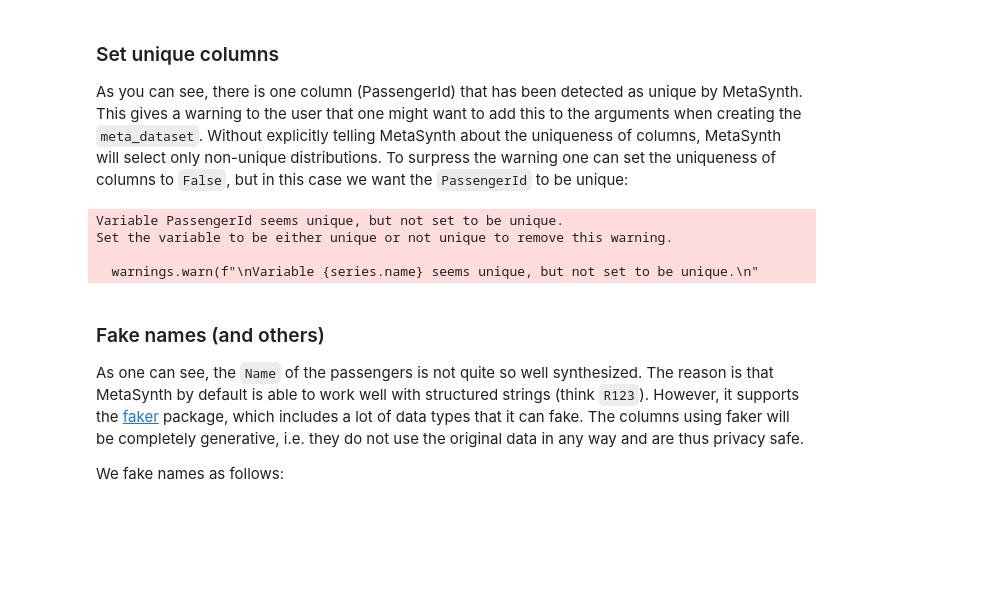
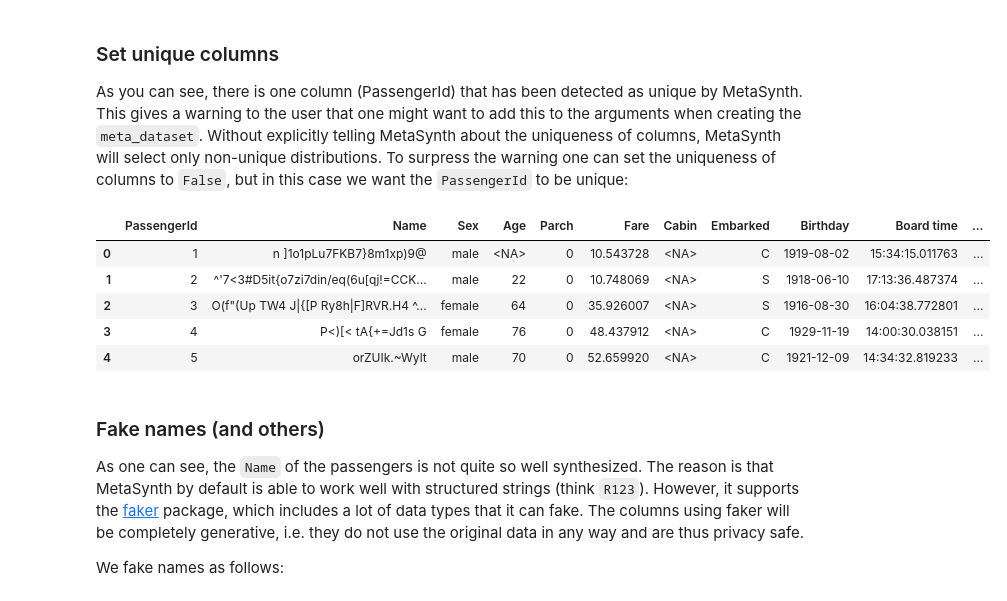
Before and after one commit to sodascience/metasyn, a Jupyter notebook: examples/advanced_tutorial.ipynb, the cells around one changed output. Drawn from its saved outputs; the diff is of its cells as text; code cells hidden in the pictures; blank space fills up the shorter version.

```diff
--- a/examples/advanced_tutorial.ipynb
+++ b/examples/advanced_tutorial.ipynb
@@ -99,13 +129,15 @@ print(meta_dataset)
 
 As you can see, there is one column (PassengerId) that has been detected as unique by MetaSynth. This gives a warning to the user that one might want to add this to the arguments when creating the `meta_dataset`. Without explicitly telling MetaSynth about the uniqueness of columns, MetaSynth will select only non-unique distributions. To surpress the warning one can set the uniqueness of columns to `False`, but in this case we want the `PassengerId` to be unique:
 # %%
-meta_dataset = MetaDataset.from_dataframe(df, spec={})
+meta_dataset = MetaDataset.from_dataframe(df, spec={"PassengerId": {"unique": True}})
 meta_dataset.synthesize(5)
 # %% [output]
-Variable PassengerId seems unique, but not set to be unique.
-Set the variable to be either unique or not unique to remove this warning.
-
-  warnings.warn(f"\nVariable {series.name} seems unique, but not set to be unique.\n"
+|  | PassengerId | Name | Sex | Age | Parch | Fare | Cabin | Embarked | Birthday | Board time | ... |
+| 0 | 1 | n ]1o1pLu7FKB7}8m1xp)9@ | male | <NA> | 0 | 10.543728 | <NA> | C | 1919-08-02 | 15:34:15.011763 | ... |
+| 1 | 2 | ^'7<3#D5it{o7zi7din/eq(6u[qj!=CCK... | male | 22 | 0 | 10.748069 | <NA> | S | 1918-06-10 | 17:13:36.487374 | ... |
+| 2 | 3 | O(f"(Up TW4 J|{[P Ry8h|F]RVR.H4 ^... | female | 64 | 0 | 35.926007 | <NA> | S | 1916-08-30 | 16:04:38.772801 | ... |
+| 3 | 4 | P<)[< tA{+=Jd1s G | female | 76 | 0 | 48.437912 | <NA> | C | 1929-11-19 | 14:00:30.038151 | ... |
+| 4 | 5 | orZUIk.~Wylt | male | 70 | 0 | 52.659920 | <NA> | C | 1921-12-09 | 14:34:32.819233 | ... |
 # %% [markdown]
 ### Fake names (and others)
 
```
Also changed, not shown: parts of 5 cells of this notebook, 2 other files.
